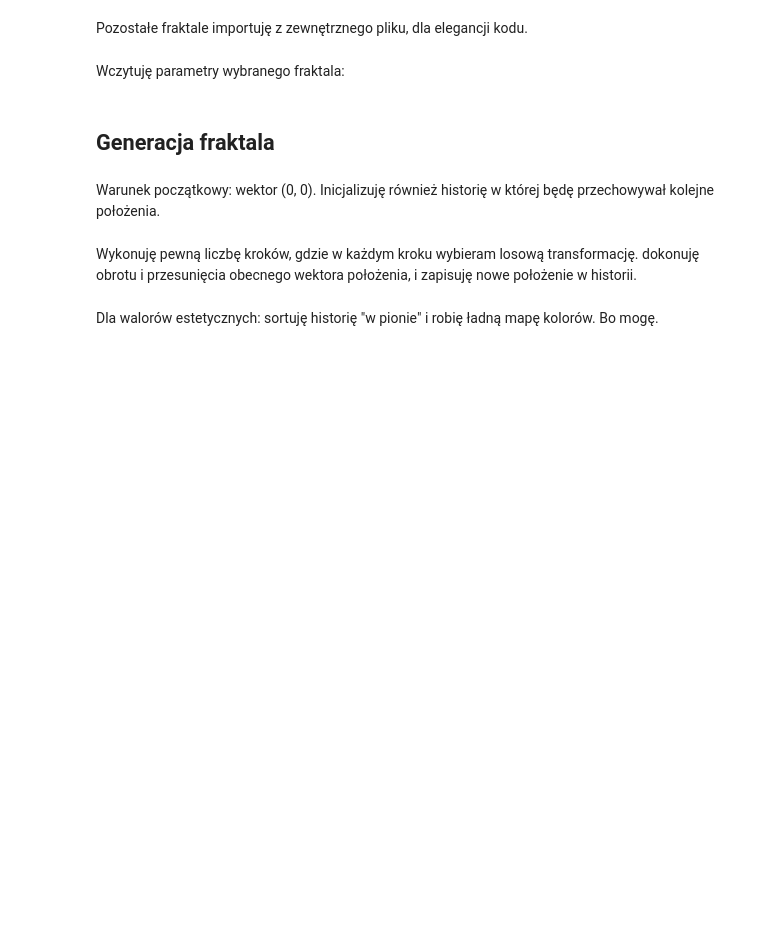
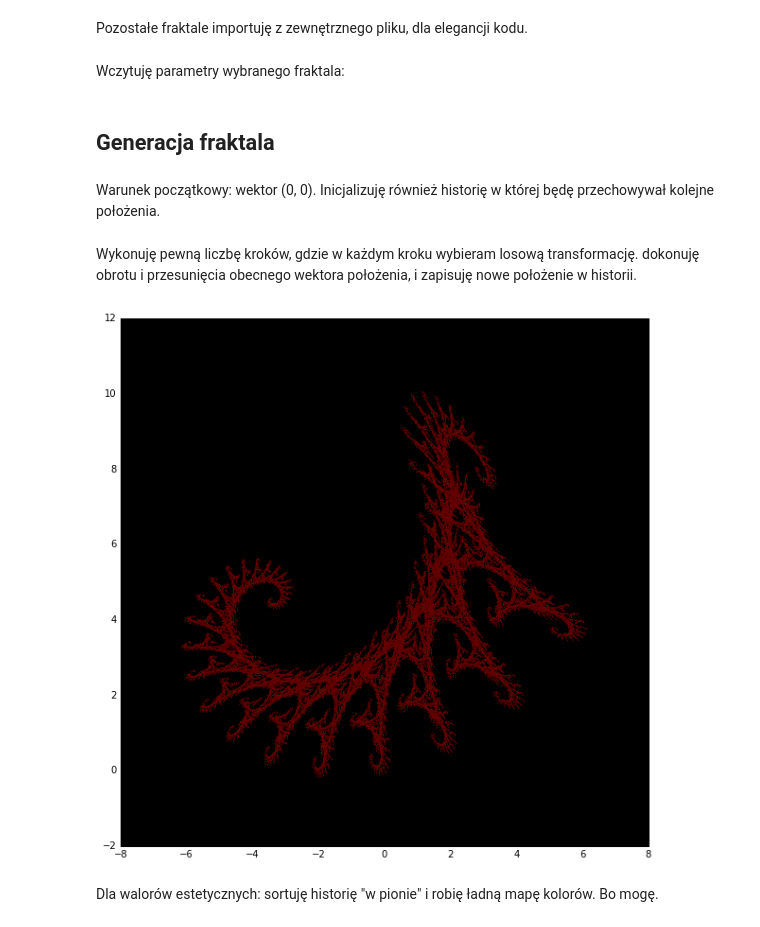
Before and after one commit to RedTachyon/simulations, a Jupyter notebook: lec6-pres.ipynb, the cells around one changed output. Saved outputs shown, nothing was run; the diff lists cells and outputs as text; code cells hidden in the pictures; blank space fills up the shorter version.

```diff
--- a/lec6-pres.ipynb
+++ b/lec6-pres.ipynb
@@ -7,6 +7,8 @@ import matplotlib.pyplot as plt
 import numpy as np
 from scipy import polyfit
 from tqdm import tqdm # optional
+
+plt.rcParams['figure.figsize'] = [10, 10]
 # %% [markdown]
 ## Funkcje pomocnicze
 # %% [markdown]
@@ -113,8 +115,10 @@ for step in tqdm(range(100000)):
     history = np.vstack((history, x))
 # %%
 plt.rcParams['axes.facecolor'] = 'black'
-plt.scatter(history[:, 0], history[:, 1], lw=0, s=.4, c='g')
+plt.scatter(history[:, 0], history[:, 1], lw=0, s=.4, c='r')
 plt.show()
+# %% [output]
+[figure, added]
 # %% [markdown]
 Dla walorów estetycznych: sortuję historię "w pionie" i robię ładną mapę kolorów. Bo mogę.
 # %%
```
Also changed, not shown: parts of 3 cells of this notebook.
